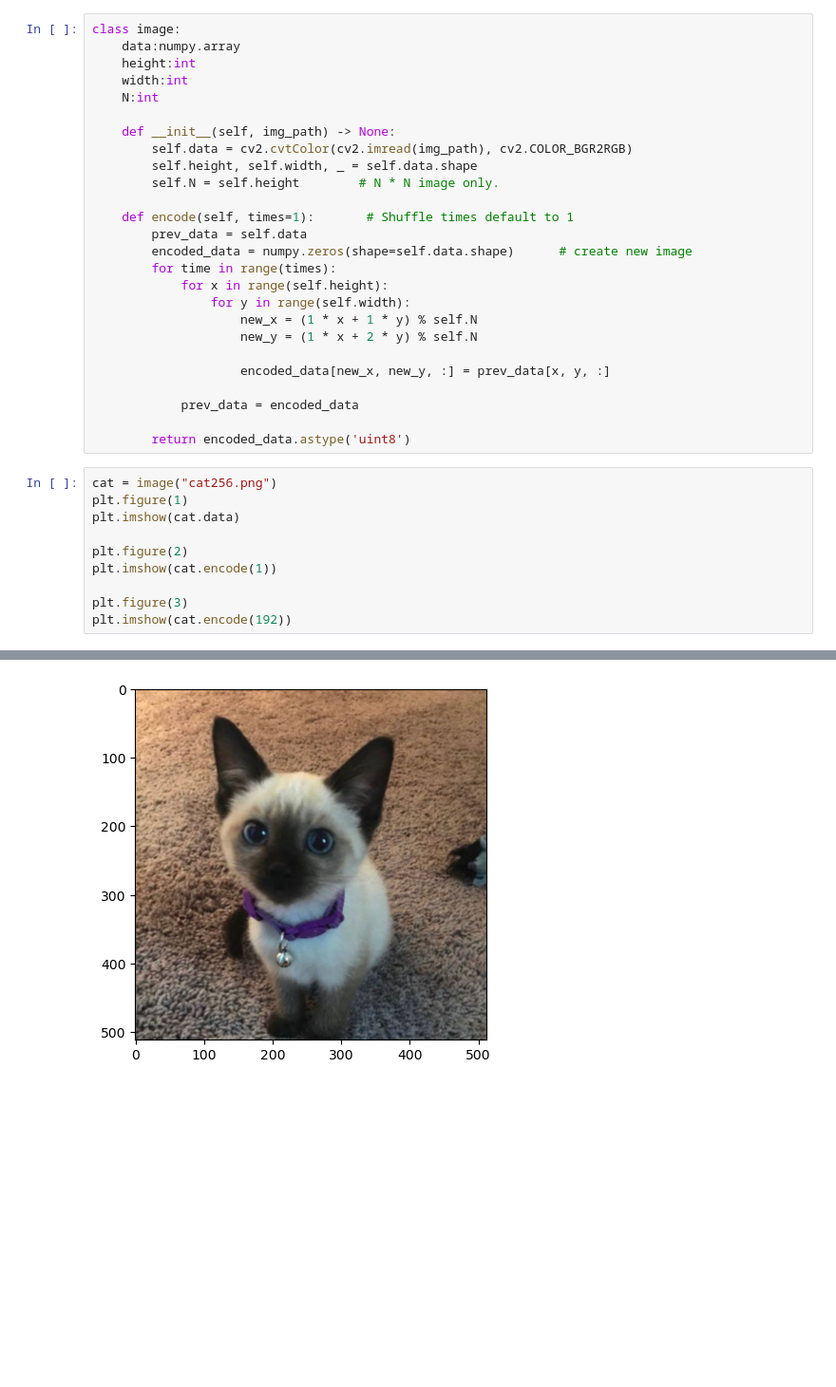
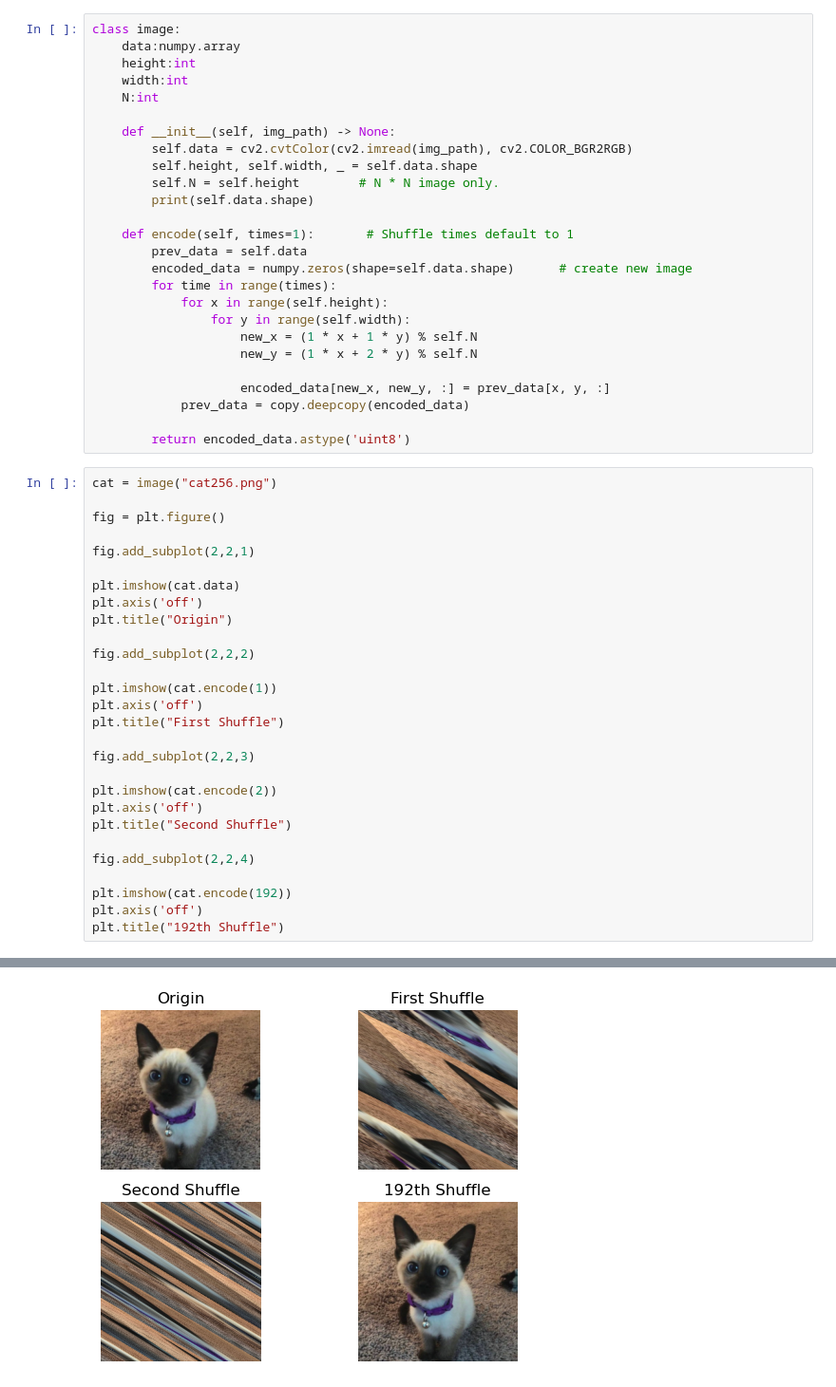
Before and after one commit to wxiwnd/arnold, a Jupyter notebook: arnold.ipynb, the cells around one changed output, grey strips where cells are left out. Shown: that part at 95% size. Saved outputs shown, nothing was run; the diff lists cells and outputs as text; blank space fills up the shorter version.

```diff
--- a/arnold.ipynb
+++ b/arnold.ipynb
@@ -14,6 +15,7 @@ class image:
         self.data = cv2.cvtColor(cv2.imread(img_path), cv2.COLOR_BGR2RGB)
         self.height, self.width, _ = self.data.shape
         self.N = self.height        # N * N image only.
+        print(self.data.shape)
 
     def encode(self, times=1):       # Shuffle times default to 1
         prev_data = self.data
@@ -25,18 +27,35 @@ class image:
                     new_y = (1 * x + 2 * y) % self.N
 
                     encoded_data[new_x, new_y, :] = prev_data[x, y, :]
-
-            prev_data = encoded_data
+            prev_data = copy.deepcopy(encoded_data)
 
         return encoded_data.astype('uint8')
 # %%
 cat = image("cat256.png")
-plt.figure(1)
+
+fig = plt.figure()
+
+fig.add_subplot(2,2,1)
+
 plt.imshow(cat.data)
+plt.axis('off')
+plt.title("Origin")
 
-plt.figure(2)
+fig.add_subplot(2,2,2)
+
 plt.imshow(cat.encode(1))
+plt.axis('off')
+plt.title("First Shuffle")
 
-plt.figure(3)
+fig.add_subplot(2,2,3)
+
+plt.imshow(cat.encode(2))
+plt.axis('off')
+plt.title("Second Shuffle")
+
+fig.add_subplot(2,2,4)
+
 plt.imshow(cat.encode(192))
+plt.axis('off')
+plt.title("192th Shuffle")
 # %% [output]
@@ -44 +64 @@ plt.imshow(cat.encode(192))
-[figure, old version]
+[figure, new version]
```
Also changed, not shown: parts of 2 cells of this notebook, 1 other file.
